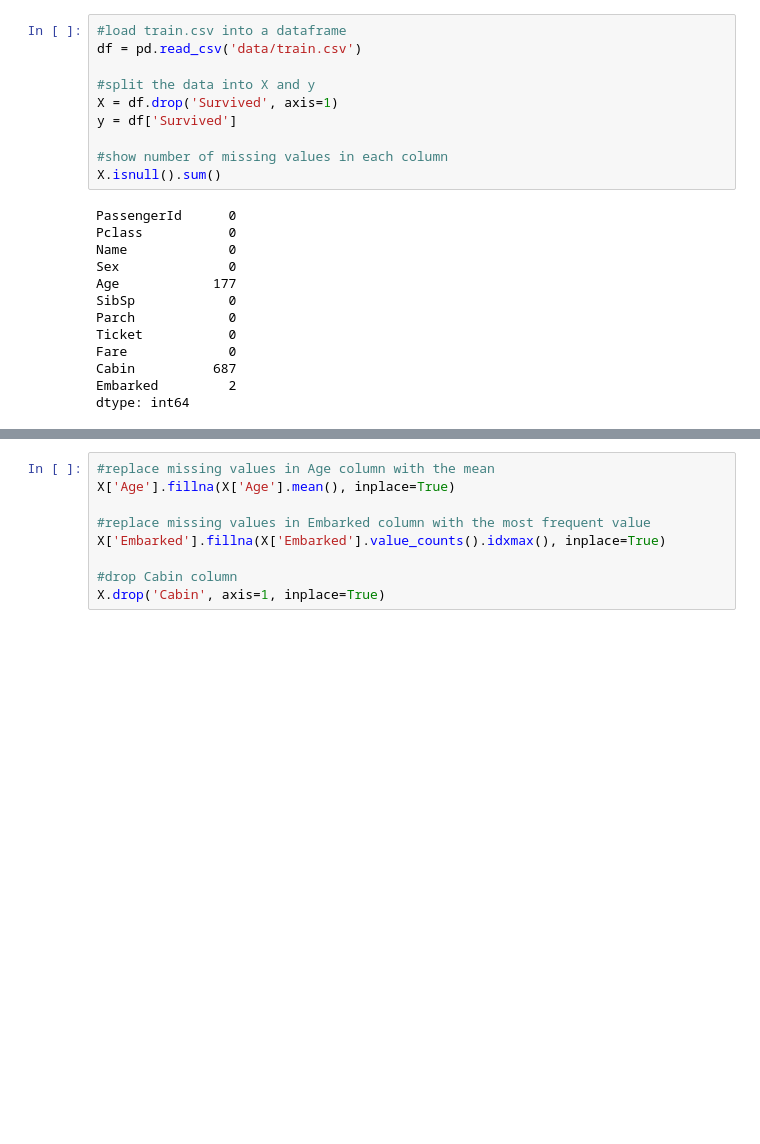
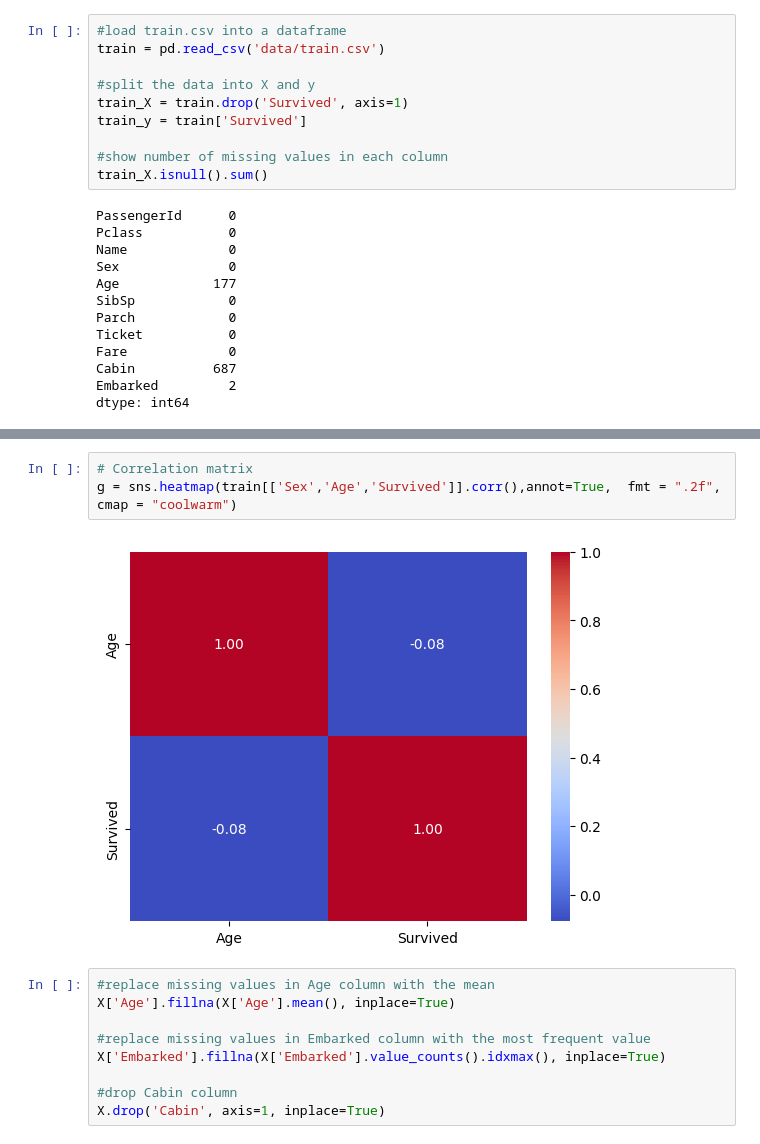
Before and after one commit to renaudjmathieu/Kaggle, a Jupyter notebook: Titanic - Machine Learning from Disaster/notebook.ipynb, the cells around one changed output, grey strips where cells are left out. Cells and saved outputs as stored; diff of their text form; blank space fills up the shorter version.

```diff
--- a/Titanic - Machine Learning from Disaster/notebook.ipynb
+++ b/Titanic - Machine Learning from Disaster/notebook.ipynb
@@ -7,14 +7,14 @@ import seaborn as sns
 import sklearn
 # %%
 #load train.csv into a dataframe
-df = pd.read_csv('data/train.csv')
+train = pd.read_csv('data/train.csv')
 
 #split the data into X and y
-X = df.drop('Survived', axis=1)
-y = df['Survived']
+train_X = train.drop('Survived', axis=1)
+train_y = train['Survived']
 
 #show number of missing values in each column
-X.isnull().sum()
+train_X.isnull().sum()
 # %% [output]
 PassengerId      0
 Pclass           0
@@ -31,3 +40,8 @@ dtype: int64
+# %%
+# Correlation matrix
+g = sns.heatmap(train[['Sex','Age','Survived']].corr(),annot=True,  fmt = ".2f", cmap = "coolwarm")
+# %% [output]
+[figure, added]
 # %%
 #replace missing values in Age column with the mean
 X['Age'].fillna(X['Age'].mean(), inplace=True)
```
Also changed, not shown: parts of 3 cells of this notebook, 1 other file.
